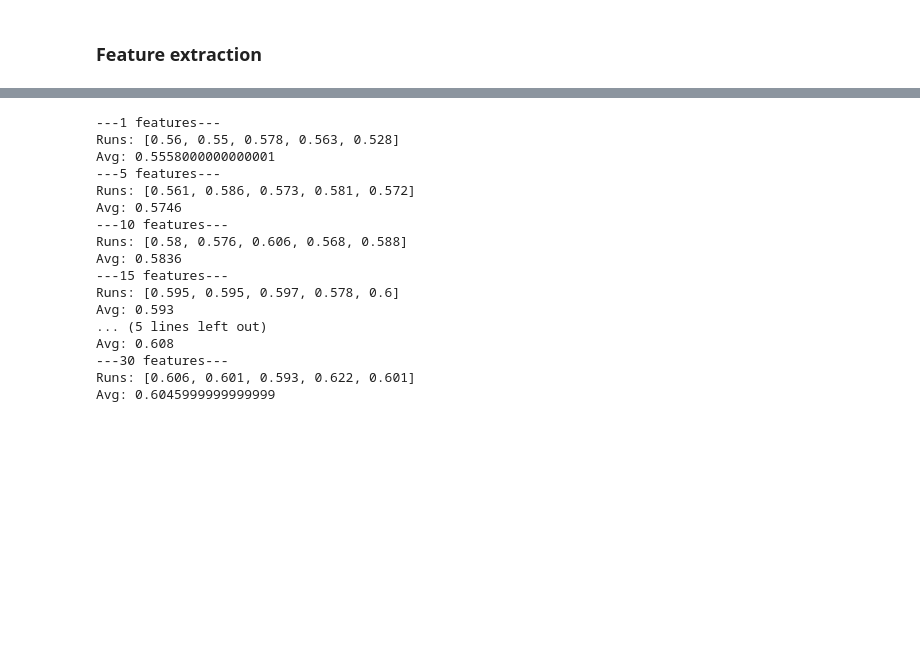
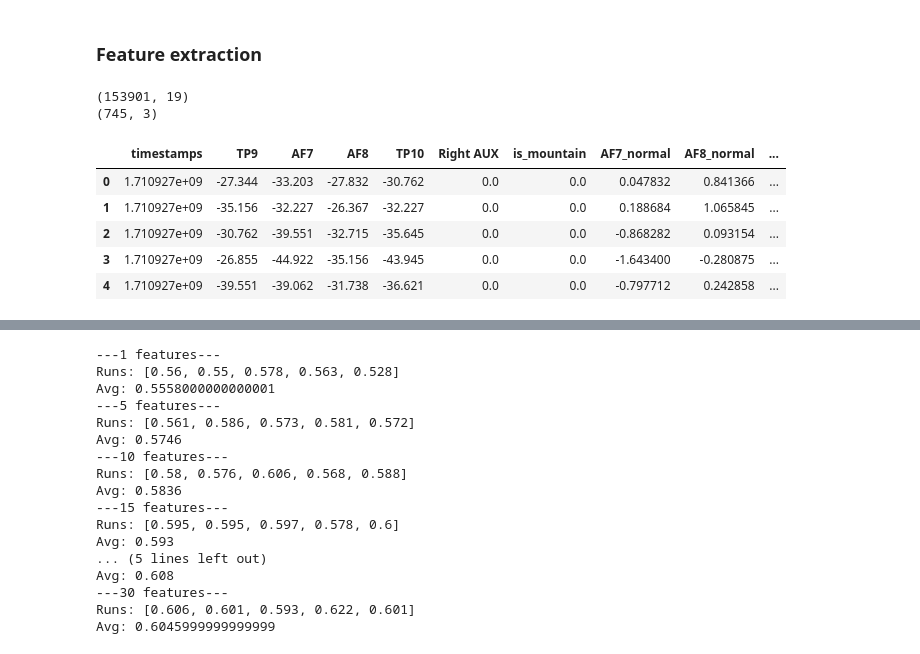
Before and after one commit to henrisuurorg/measure-attention-eeg, a Jupyter notebook: training/multi_channel_pipeline.ipynb, the cells around one changed output, grey strips where cells are left out. Cells and saved outputs as stored; diff of their text form; code cells hidden in the pictures; blank space fills up the shorter version.

```diff
--- a/training/multi_channel_pipeline.ipynb
+++ b/training/multi_channel_pipeline.ipynb
@@ -75,6 +75,19 @@ gradcpt_data_t2 = gradcpt_data[gradcpt_data['trial'] == 2].drop(columns=['trial'
 
 eeg_data_t3 = eeg_data[eeg_data['trial'] == 3].drop(columns=['trial']).reset_index(drop=True)
 gradcpt_data_t3 = gradcpt_data[gradcpt_data['trial'] == 3].drop(columns=['trial']).reset_index(drop=True)
+# %%
+print(eeg_data_t3.shape)
+print(gradcpt_data_t1.shape)
+eeg_data_t1.head()
+# %% [output]
+(153901, 19)
+(745, 3)
+|  | timestamps | TP9 | AF7 | AF8 | TP10 | Right AUX | is_mountain | AF7_normal | AF8_normal | ... |
+| 0 | 1.710927e+09 | -27.344 | -33.203 | -27.832 | -30.762 | 0.0 | 0.0 | 0.047832 | 0.841366 | ... |
+| 1 | 1.710927e+09 | -35.156 | -32.227 | -26.367 | -32.227 | 0.0 | 0.0 | 0.188684 | 1.065845 | ... |
+| 2 | 1.710927e+09 | -30.762 | -39.551 | -32.715 | -35.645 | 0.0 | 0.0 | -0.868282 | 0.093154 | ... |
+| 3 | 1.710927e+09 | -26.855 | -44.922 | -35.156 | -43.945 | 0.0 | 0.0 | -1.643400 | -0.280875 | ... |
+| 4 | 1.710927e+09 | -39.551 | -39.062 | -31.738 | -36.621 | 0.0 | 0.0 | -0.797712 | 0.242858 | ... |
 # %%
 # Initialize empty DataFrames for each trial
 features_t1 = pd.DataFrame()
```
Also changed, not shown: parts of 4 cells of this notebook, 2 other files.
